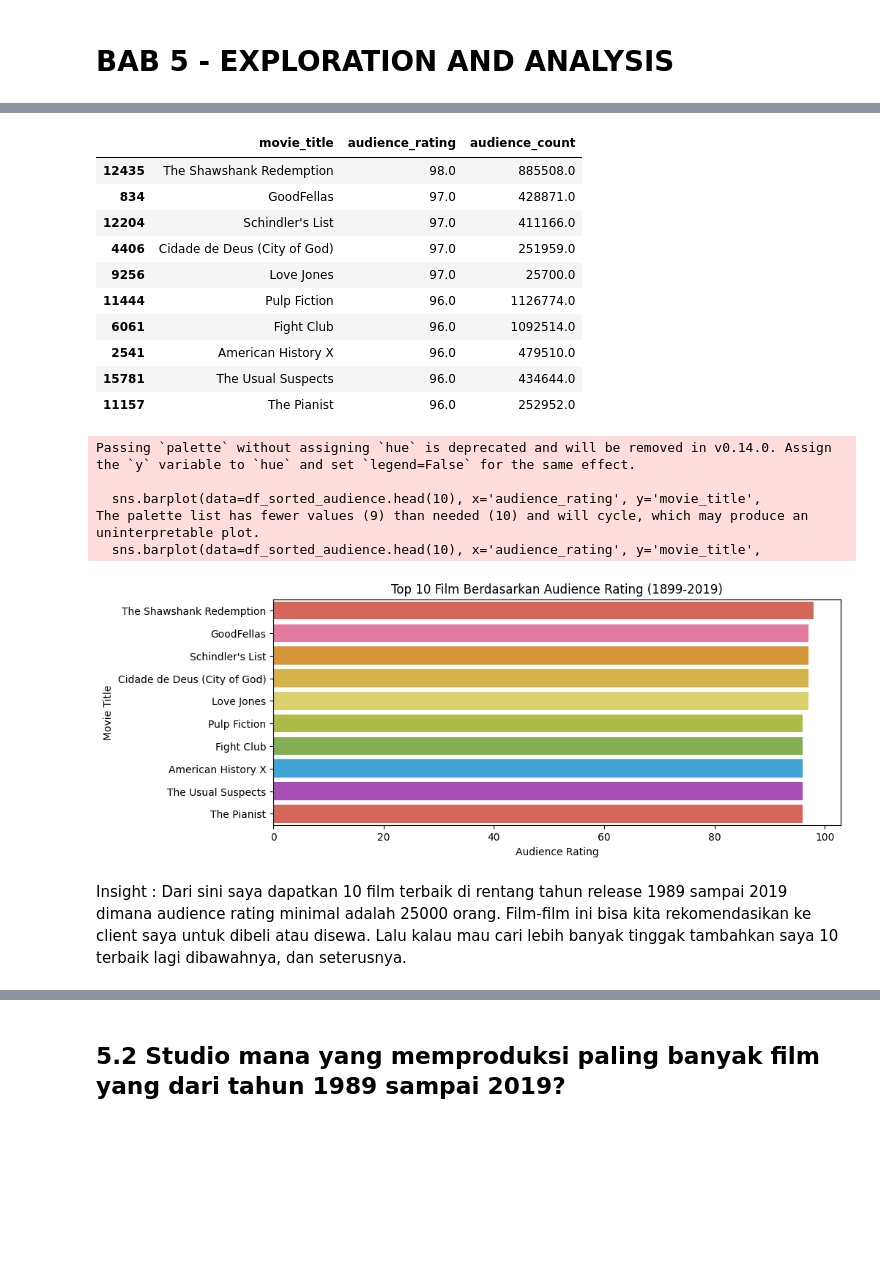
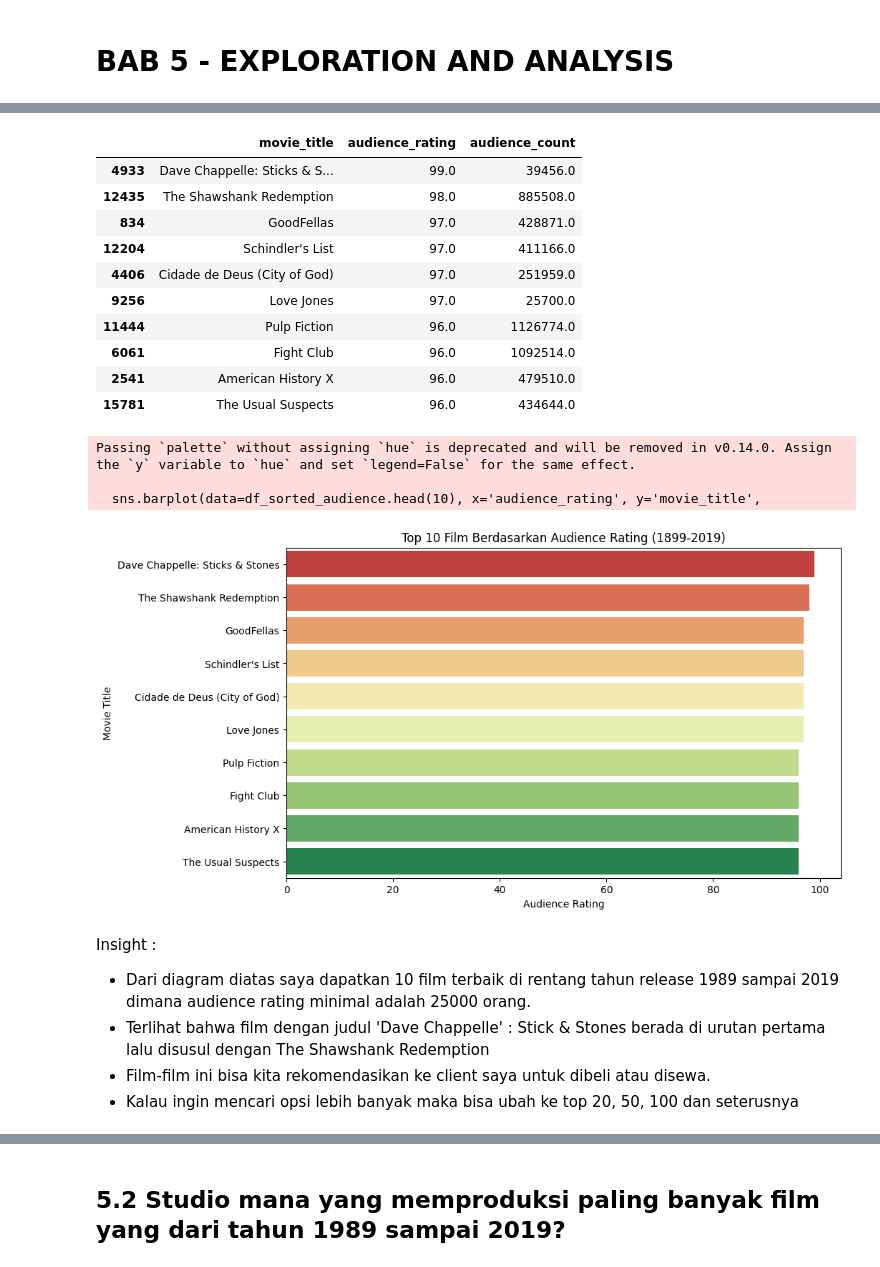
Before and after one commit to HbbSiregar/StreamWise, a Jupyter notebook: StreamWise.ipynb, the cells around one changed output, grey strips where cells are left out. Drawn from its saved outputs; the diff is of its cells as text; code cells hidden in the pictures; blank space fills up the shorter version.

```diff
--- a/StreamWise.ipynb
+++ b/StreamWise.ipynb
@@ -1599,10 +1668,11 @@ df_sorted_kritikus = df_filtered_kritikus.sort_values(
     ascending=[False, False]
 )
 # %%
-''' Menampilkan film yang di rating tinggi oleh audience dengan jumlah yang rating >= 25000 orang'''
+#Menampilkan film yang di rating tinggi oleh audience
 df_sorted_audience.head(10)
 # %% [output]
 |  | movie_title | audience_rating | audience_count |
+| 4933 | Dave Chappelle: Sticks & S... | 99.0 | 39456.0 |
 | 12435 | The Shawshank Redemption | 98.0 | 885508.0 |
 | 834 | GoodFellas | 97.0 | 428871.0 |
 | 12204 | Schindler's List | 97.0 | 411166.0 |
@@ -1612,25 +1682,24 @@ df_sorted_audience.head(10)
 | 6061 | Fight Club | 96.0 | 1092514.0 |
 | 2541 | American History X | 96.0 | 479510.0 |
 | 15781 | The Usual Suspects | 96.0 | 434644.0 |
-| 11157 | The Pianist | 96.0 | 252952.0 |
 # %%
-'''Bar chart untuk film berdasarkan audience rating'''
-plt.figure(figsize=(10,4))
+# Bar chart untuk film berdasarkan audience rating'''
+plt.figure(figsize=(10,6))
 sns.barplot(data=df_sorted_audience.head(10), x='audience_rating', y='movie_title',
-            palette=["#ea5545", "#f46a9b", "#ef9b20", "#edbf33", "#ede15b", "#bdcf32", "#87bc45", "#27aeef", "#b33dc6"])
+            palette="RdYlGn")
 plt.title('Top 10 Film Berdasarkan Audience Rating (1899-2019)')
 plt.xlabel('Audience Rating')
 plt.ylabel('Movie Title')
 plt.show()
 # %% [output]
 Passing `palette` without assigning `hue` is deprecated and will be removed in v0.14.0. Assign the `y` variable to `hue` and set `legend=False` for the same effect.
 
   sns.barplot(data=df_sorted_audience.head(10), x='audience_rating', y='movie_title',
-The palette list has fewer values (9) than needed (10) and will cycle, which may produce an uninterpretable plot.
-  sns.barplot(data=df_sorted_audience.head(10), x='audience_rating', y='movie_title',
-[figure, old version]
+[figure, new version]
 # %% [markdown]
 Insight :
-Dari sini saya dapatkan 10 film terbaik di rentang tahun release 1989 sampai 2019 dimana audience rating minimal adalah 25000 orang.
-Film-film ini bisa kita rekomendasikan ke client saya untuk dibeli atau disewa. Lalu kalau mau cari lebih banyak tinggak tambahkan saya 10 terbaik lagi dibawahnya, dan seterusnya.
+- Dari diagram diatas saya dapatkan 10 film terbaik di rentang tahun release 1989 sampai 2019 dimana audience rating minimal adalah 25000 orang.
+- Terlihat bahwa film dengan judul 'Dave Chappelle' : Stick & Stones berada di urutan pertama lalu disusul dengan The Shawshank Redemption
+- Film-film ini bisa kita rekomendasikan ke client saya untuk dibeli atau disewa.
+- Kalau ingin mencari opsi lebih banyak maka bisa ubah ke top 20, 50, 100 dan seterusnya
 # %%
```
Also changed, not shown: parts of 31 cells of this notebook, 1 other file.
